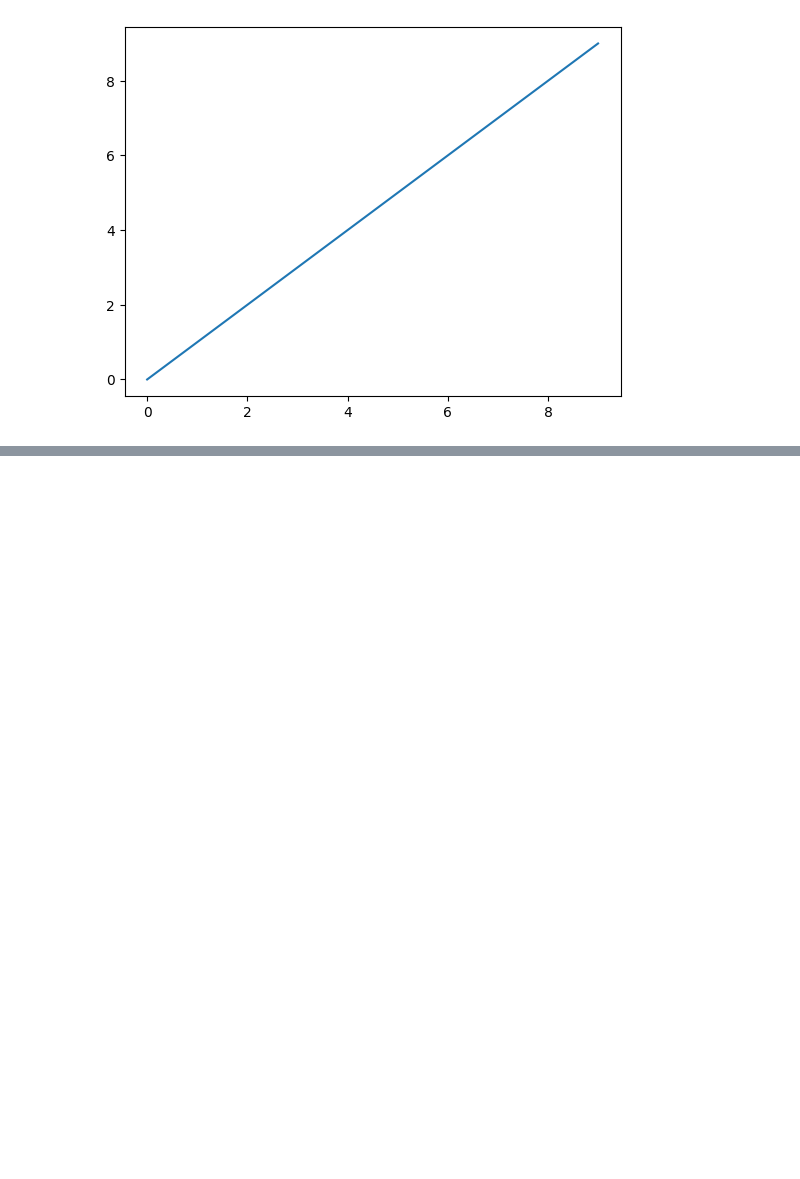
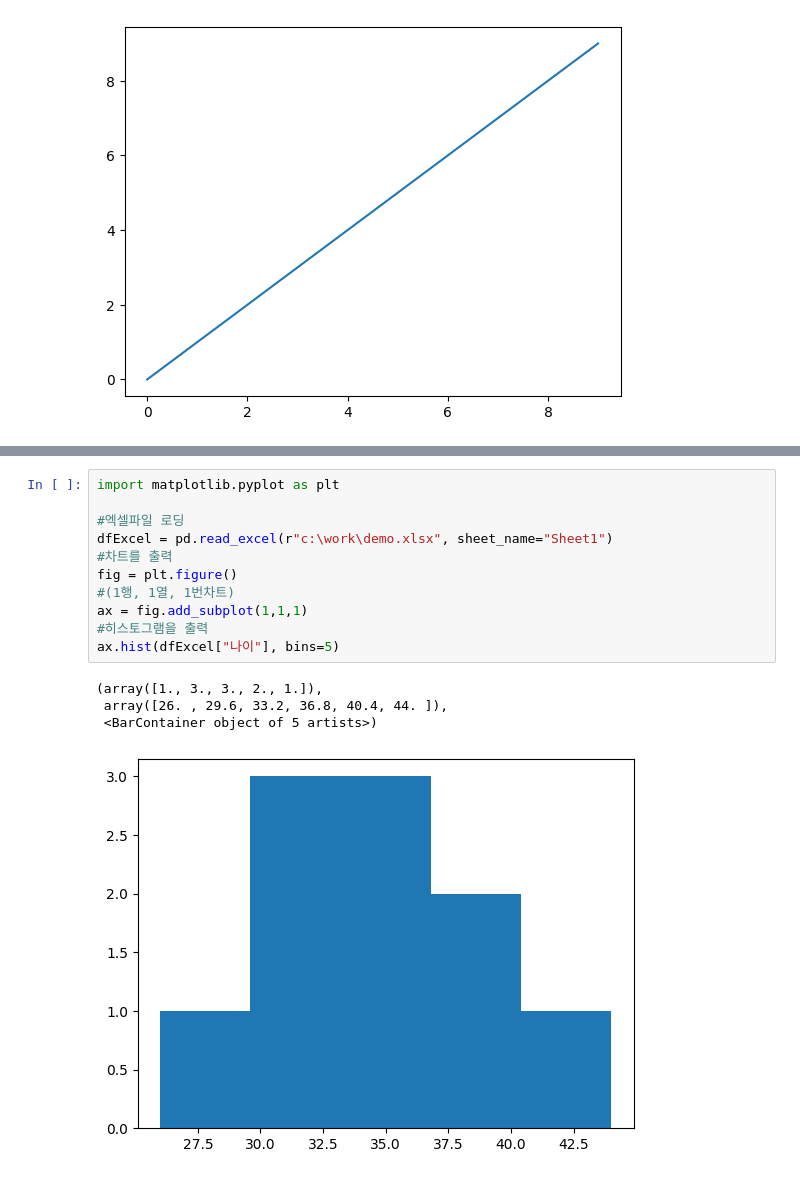
Before and after one commit to papasmf1/python260527, a Jupyter notebook: DemoPandas.ipynb, the cells around one changed output, grey strips where cells are left out. Drawn from its saved outputs; the diff is of its cells as text; blank space fills up the shorter version.

```diff
--- a/DemoPandas.ipynb
+++ b/DemoPandas.ipynb
@@ -12,0 +160,16 @@ plt.plot(np.arange(10))
+# %%
+import matplotlib.pyplot as plt
+
+#엑셀파일 로딩
+dfExcel = pd.read_excel(r"c:\work\demo.xlsx", sheet_name="Sheet1")
+#차트를 출력
+fig = plt.figure()
+#(1행, 1열, 1번차트)
+ax = fig.add_subplot(1,1,1)
+#히스토그램을 출력
+ax.hist(dfExcel["나이"], bins=5)
+# %% [output]
+(array([1., 3., 3., 2., 1.]),
+ array([26. , 29.6, 33.2, 36.8, 40.4, 44. ]),
+ <BarContainer object of 5 artists>)
+[figure, added]
```
Also changed, not shown: parts of 12 cells of this notebook, 14 other files.
